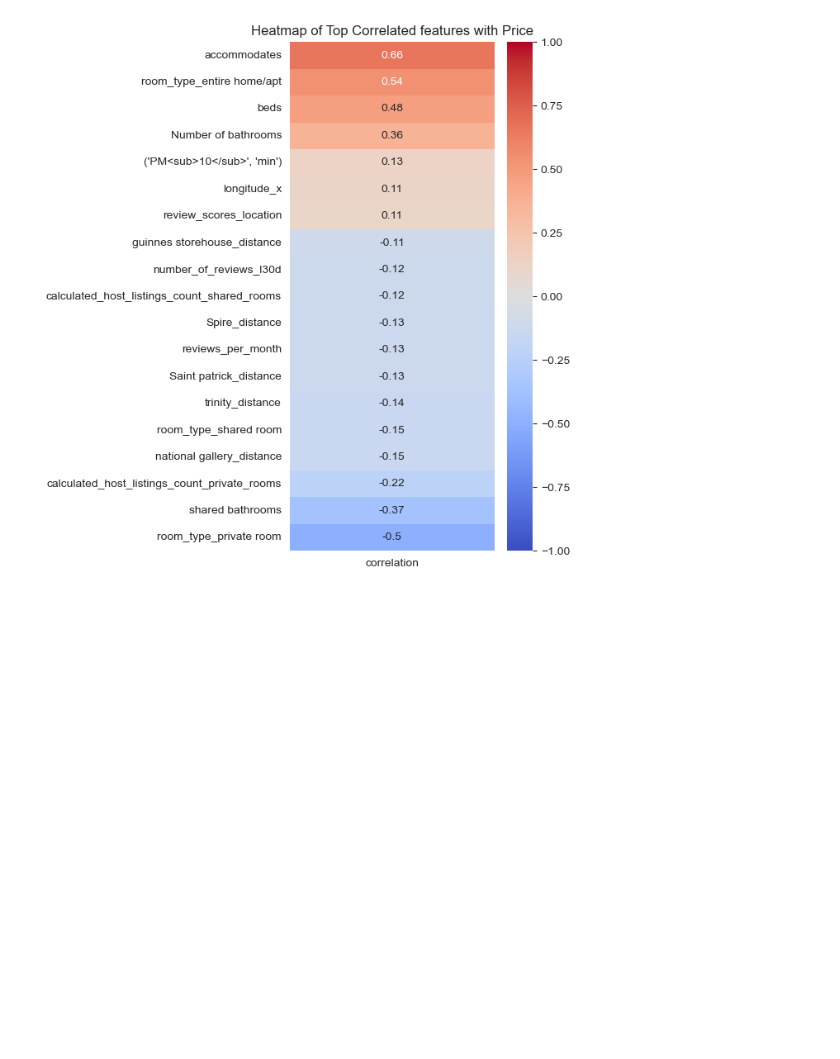
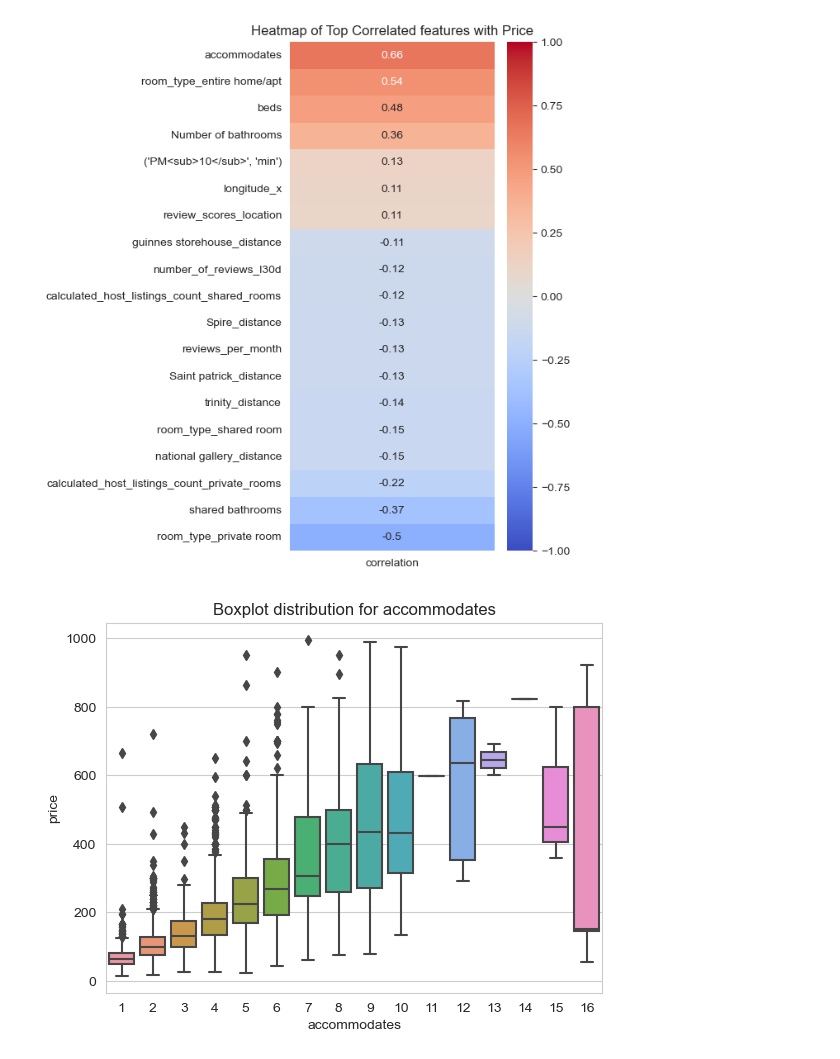
Before and after one commit to alexCCTcollege/Capstone, a Jupyter notebook: Transform.ipynb, the cells around one changed output. Drawn from its saved outputs; the diff is of its cells as text; code cells hidden in the pictures; blank space fills up the shorter version.

```diff
--- a/Transform.ipynb
+++ b/Transform.ipynb
@@ -642,3 +642,11 @@ plt.title('Heatmap of Top Correlated features with Price')
 plt.show()
 # %% [output]
 [figure]
+# %%
+sns.boxplot(x='accommodates', y='price', data=listings_no_out)
+plt.title('Boxplot distribution for accommodates')
+
+# Show the plot
+plt.show()
+# %% [output]
+[figure, added]
```
Also changed, not shown: parts of 3 cells of this notebook.
